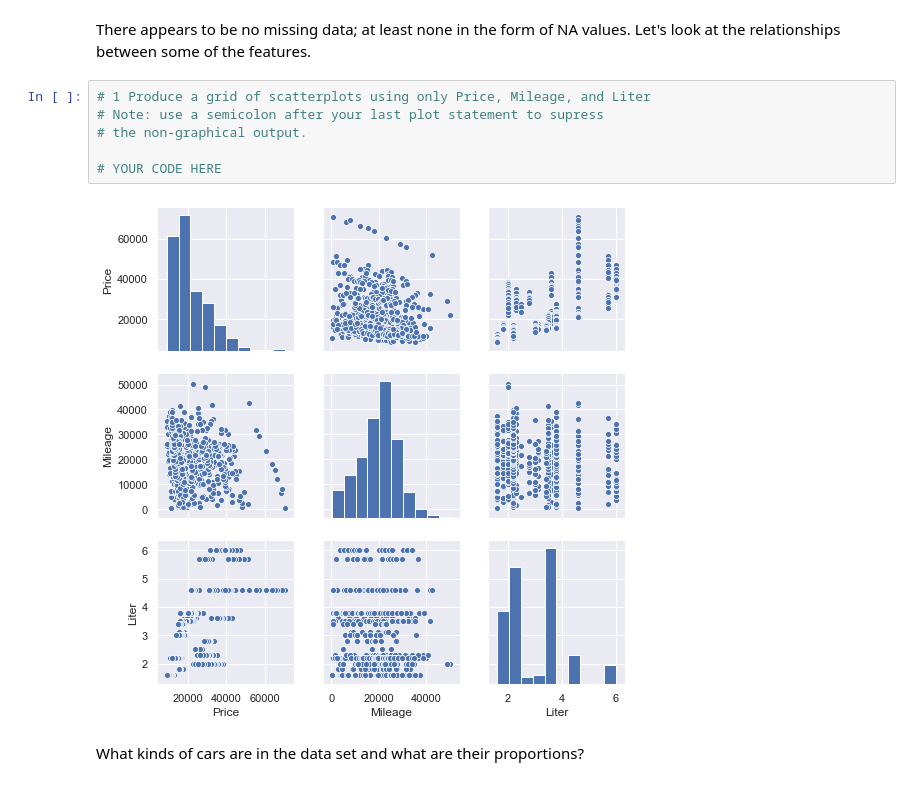
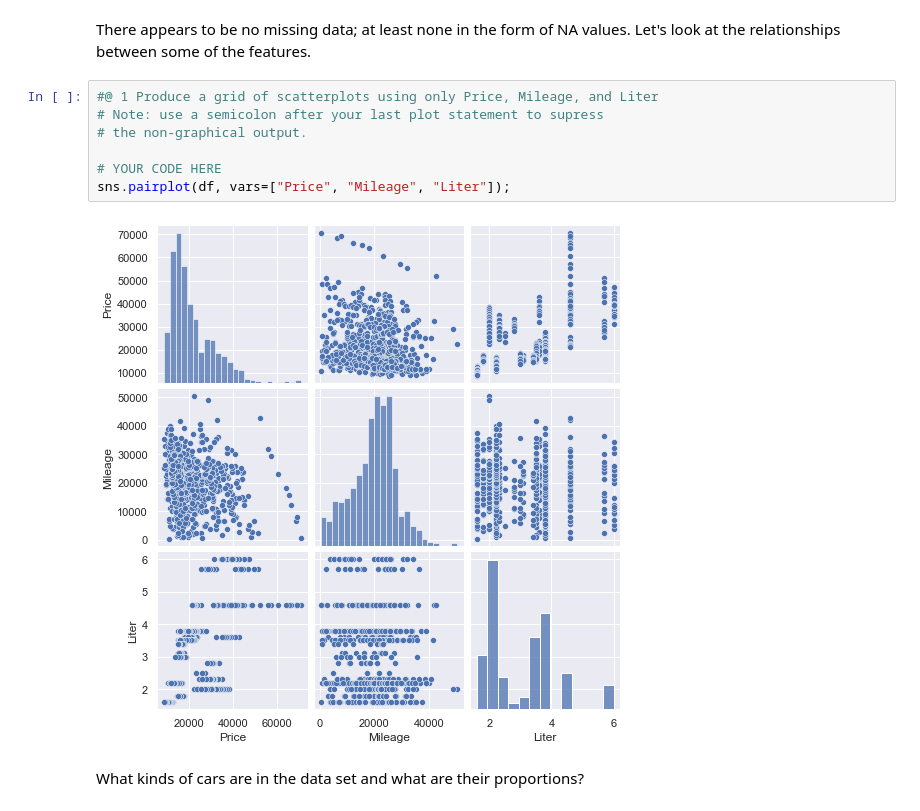
Before and after one commit to lomcaitlin/cst383_s21, a Jupyter notebook: hw9/linear_regression.ipynb, the cells around one changed output. Cells and saved outputs as stored; diff of their text form.

```diff
--- a/hw9/linear_regression.ipynb
+++ b/hw9/linear_regression.ipynb
@@ -74,13 +76,14 @@ memory usage: 62.9+ KB
 There appears to be no missing data; at least none in the form of NA values.
 Let's look at the relationships between some of the features.
 # %%
-# 1 Produce a grid of scatterplots using only Price, Mileage, and Liter
+#@ 1 Produce a grid of scatterplots using only Price, Mileage, and Liter
 # Note: use a semicolon after your last plot statement to supress
 # the non-graphical output.
 
 # YOUR CODE HERE
+sns.pairplot(df, vars=["Price", "Mileage", "Liter"]);
 # %% [output]
-[figure, old version]
+[figure, new version]
 # %% [markdown]
 What kinds of cars are in the data set and what are their proportions?
 # %%
```
Also changed, not shown: parts of 21 cells of this notebook, 1 other file.
